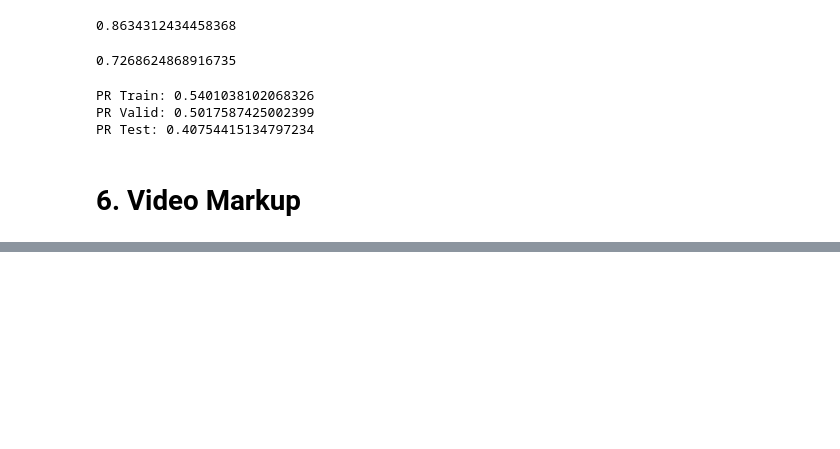
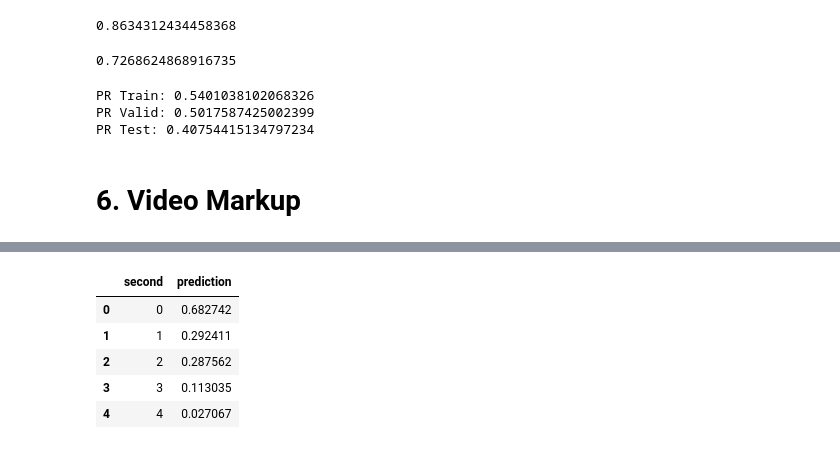
Before and after one commit to AndreyKoceruba/football_violations_detection, a Jupyter notebook: violation_detection.ipynb, the cells around one changed output, grey strips where cells are left out. Cells and saved outputs as stored; diff of their text form; code cells hidden in the pictures; blank space fills up the shorter version.

```diff
--- a/violation_detection.ipynb
+++ b/violation_detection.ipynb
@@ -550,0 +571,10 @@ Progress: 32341
+# %%
+df_seconds = df.groupby(['second'])[['prediction']].mean().reset_index()
+df_seconds.head()
+# %% [output]
+|  | second | prediction |
+| 0 | 0 | 0.682742 |
+| 1 | 1 | 0.292411 |
+| 2 | 2 | 0.287562 |
+| 3 | 3 | 0.113035 |
+| 4 | 4 | 0.027067 |
```
Also changed, not shown: parts of 12 cells of this notebook.
